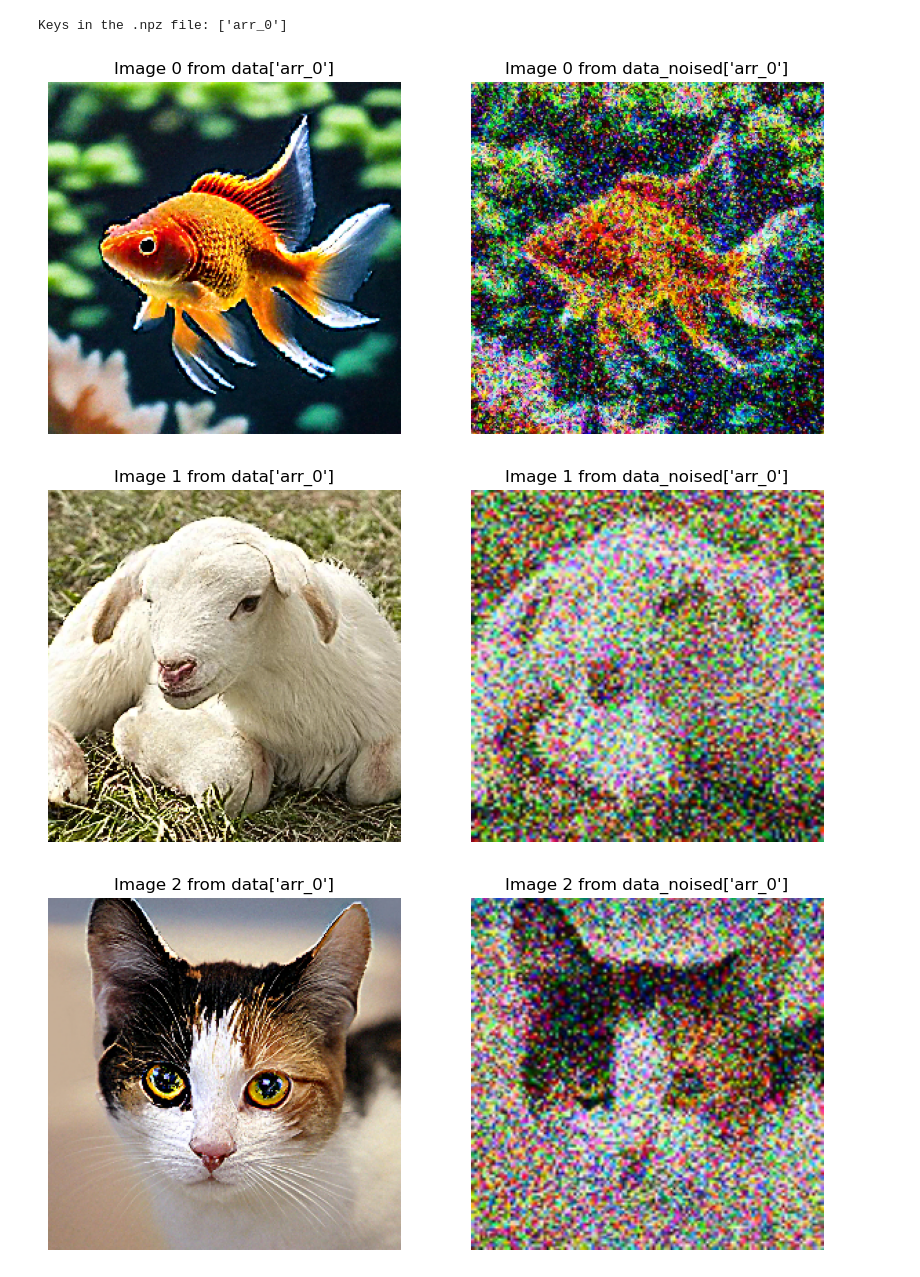
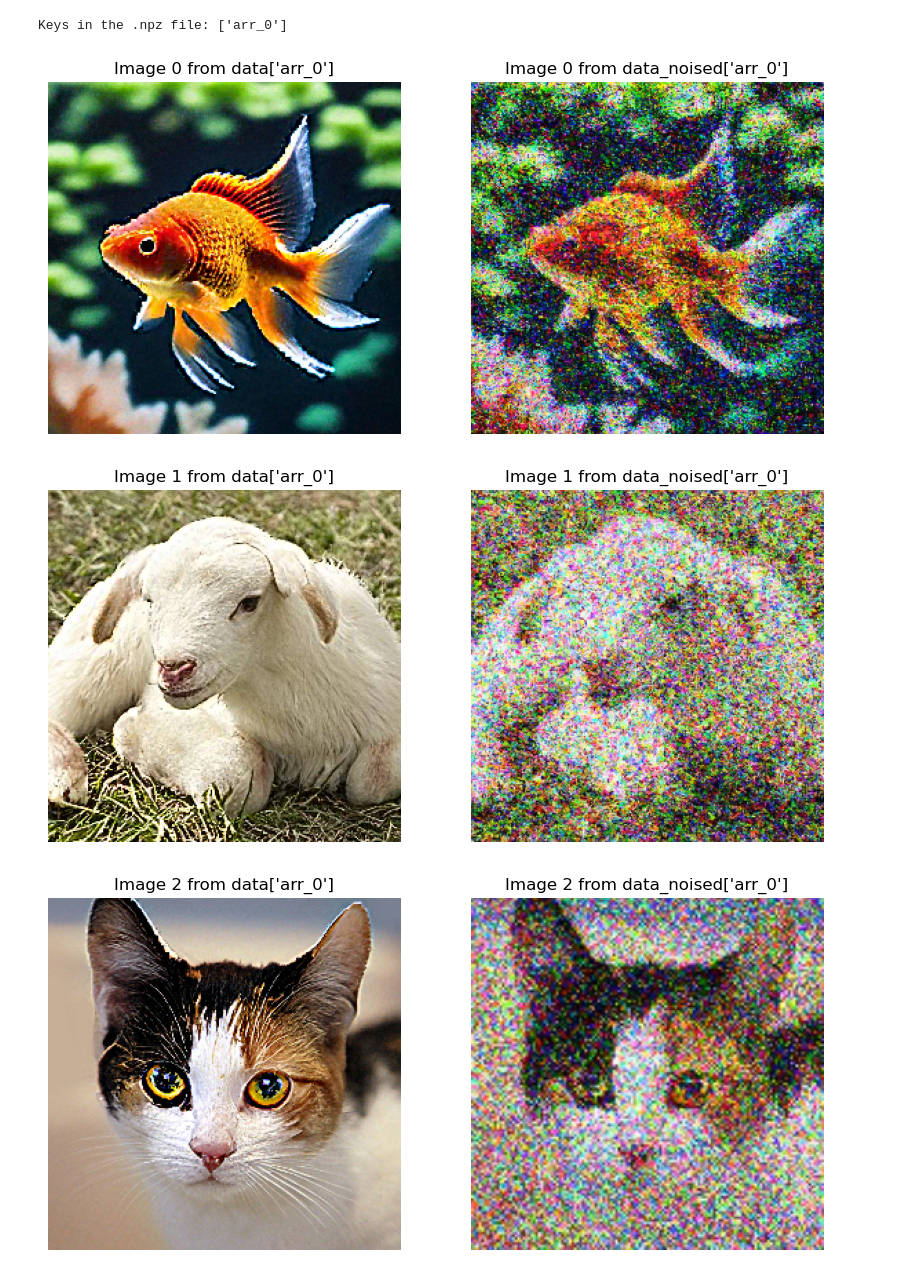
Before and after one commit to Ryankwon03/Reordered-Noise-Processing-in-Super-Resolution, a Jupyter notebook: src/notebooks/SR_testing.ipynb, the cells around one changed output. Cells and saved outputs as stored; diff of their text form; code cells hidden in the pictures.

```diff
--- a/src/notebooks/SR_testing.ipynb
+++ b/src/notebooks/SR_testing.ipynb
@@ -5,36 +5,36 @@ from PIL import Image
 # %%
 data = np.load('../../results/SR_downsample/downsample_3x256x256x3_1000.npz') #best --> iteration = 1000, timestep = 250
 #data2 = np.load('../../results/SR_downsample/downsample_3x256x256x3_2000.npz') #for experiment
-data_noised = np.load('../../results/SR_noised_downsample/input_3x256x256x3_1000.npz')
+data_noised = np.load('../../results/SR_noised_downsample/input_09_3x256x256x3_1000.npz')
 print("Keys in the .npz file:", data.files)
 # %% [output]
 Keys in the .npz file: ['arr_0']
 # %%
 import matplotlib.pyplot as plt
 
 # Assuming data['arr_0'] and data2['arr_0'] are numpy arrays or lists of images
 for i, (img1, img2) in enumerate(zip(data['arr_0'], data_noised['arr_0'])):
     fig, axes = plt.subplots(1, 2, figsize=(10, 5))  # Create a subplot with 1 row and 2 columns
 
     # Display the first image
     axes[0].imshow(img1, cmap='gray')  # Use 'cmap' if the image is grayscale
     axes[0].axis('off')  # Turn off axis for the first image
 
     # Display the second image
     axes[1].imshow(img2, cmap='gray')  # Use 'cmap' if the image is grayscale
     axes[1].axis('off')  # Turn off axis for the second image
 
     # Optional: Set titles for each subplot
     axes[0].set_title(f"Image {i} from data['arr_0']")
     axes[1].set_title(f"Image {i} from data_noised['arr_0']")
 
     image1 = Image.fromarray(img1)
     image2 = Image.fromarray(img2)
     #image1.save(f"../../results/SR_downsample/image{i+1}.jpg")
-    image2.save(f"../../results/SR_noised_downsample/image{i+1}.jpg")
+    image2.save(f"../../results/SR_noised_downsample/aaimage{i+1}.jpg")
 
     plt.show()  # Show the subplot
 # %% [output]
-[figure, old version]
+[figure, new version]
-[figure, old version]
+[figure, new version]
-[figure, old version]
+[figure, new version]
```
Also changed, not shown: 31 other files.
